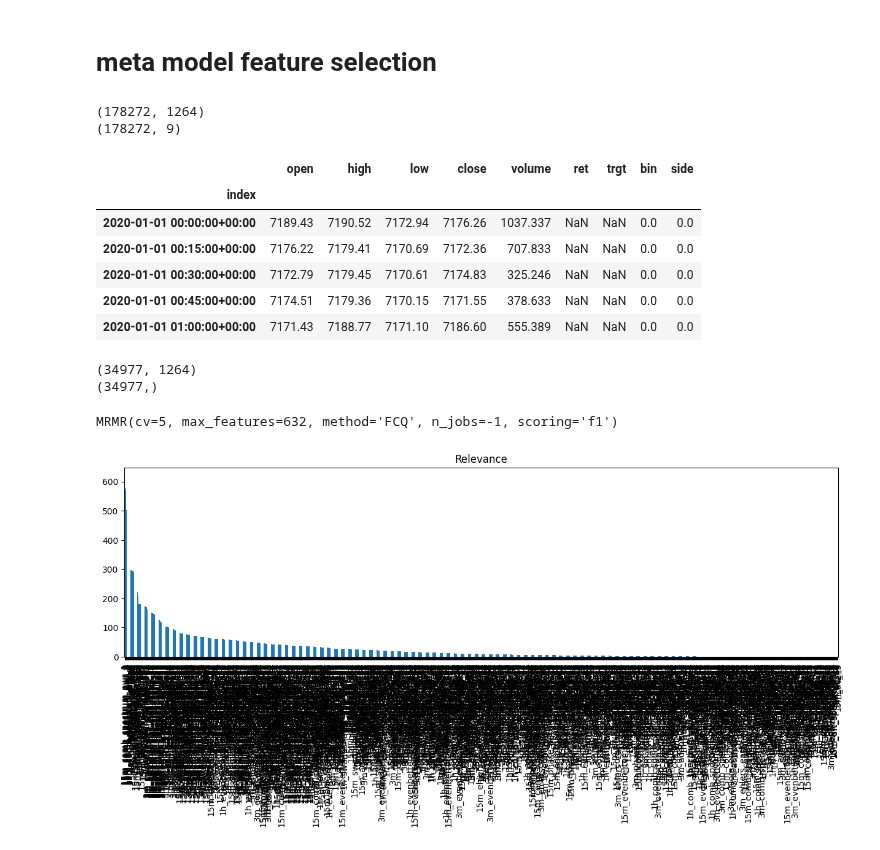
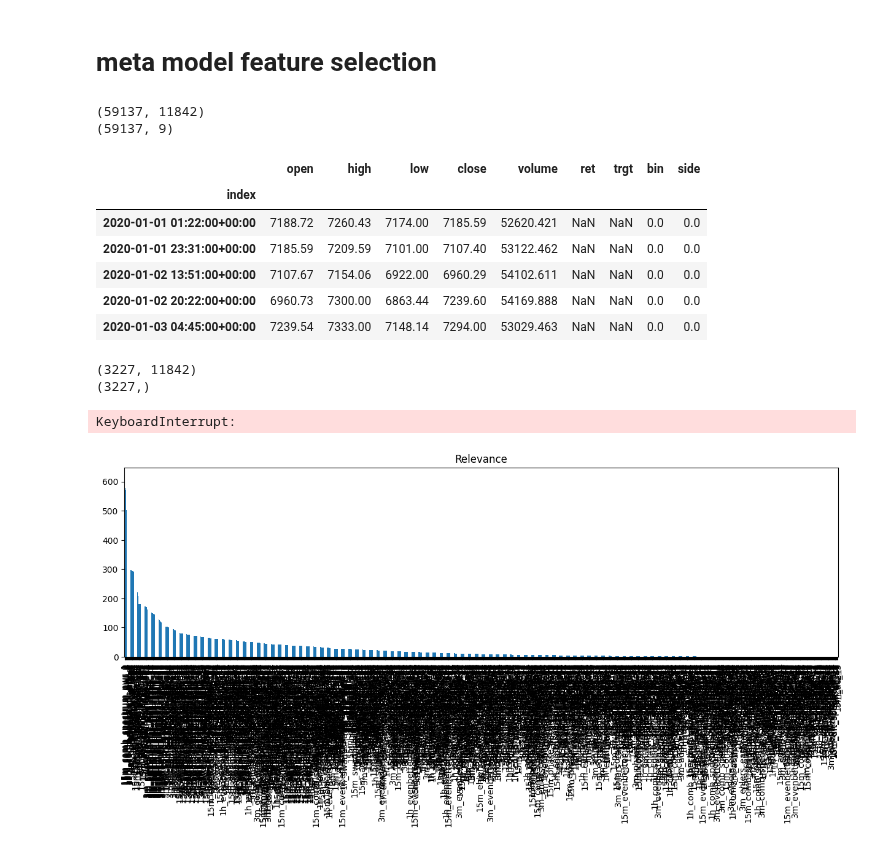
Before and after one commit to ArtiPyHeart/jesse-trade, a Jupyter notebook: feature_selection.ipynb, the cells around one changed output. Cells and saved outputs as stored; diff of their text form; code cells hidden in the pictures.

Commit message:
update meta label

```diff
--- a/feature_selection.ipynb
+++ b/feature_selection.ipynb
@@ -148,53 +148,50 @@ with open("custom_indicators/feature_info.json", "w") as f:
 # %%
 import lightgbm as lgb
 import numpy as np
 import pandas as pd
 
-from custom_indicators.selection import SIDE_ALL
+from custom_indicators.config import SIDE_ALL
 
-df_features = pd.read_parquet("data/features_15m.parquet")
-df_label = pd.read_parquet("data/label_15m_meta.parquet")
+df_features = pd.read_parquet("data/features_45m.parquet")
+df_label = pd.read_parquet("data/label_meta_45m.parquet")
 
 model_side = lgb.Booster(model_file="custom_indicators/models/model_side.txt")
 model_side_res = model_side.predict(df_features[SIDE_ALL])
 df_features["model_side_res"] = model_side_res
 print(df_features.shape)
 
 assert df_features.shape[0] == df_label.shape[0]
 print(df_label.shape)
 df_label.head()
 # %% [output]
-(178272, 1264)
-(178272, 9)
+(59137, 11842)
+(59137, 9)
 |  | open | high | low | close | volume | ret | trgt | bin | side |
 | index |  |  |  |  |  |  |  |  |  |
-| 2020-01-01 00:00:00+00:00 | 7189.43 | 7190.52 | 7172.94 | 7176.26 | 1037.337 | NaN | NaN | 0.0 | 0.0 |
-| 2020-01-01 00:15:00+00:00 | 7176.22 | 7179.41 | 7170.69 | 7172.36 | 707.833 | NaN | NaN | 0.0 | 0.0 |
-| 2020-01-01 00:30:00+00:00 | 7172.79 | 7179.45 | 7170.61 | 7174.83 | 325.246 | NaN | NaN | 0.0 | 0.0 |
-| 2020-01-01 00:45:00+00:00 | 7174.51 | 7179.36 | 7170.15 | 7171.55 | 378.633 | NaN | NaN | 0.0 | 0.0 |
-| 2020-01-01 01:00:00+00:00 | 7171.43 | 7188.77 | 7171.10 | 7186.60 | 555.389 | NaN | NaN | 0.0 | 0.0 |
+| 2020-01-01 01:22:00+00:00 | 7188.72 | 7260.43 | 7174.00 | 7185.59 | 52620.421 | NaN | NaN | 0.0 | 0.0 |
+| 2020-01-01 23:31:00+00:00 | 7185.59 | 7209.59 | 7101.00 | 7107.40 | 53122.462 | NaN | NaN | 0.0 | 0.0 |
+| 2020-01-02 13:51:00+00:00 | 7107.67 | 7154.06 | 6922.00 | 6960.29 | 54102.611 | NaN | NaN | 0.0 | 0.0 |
+| 2020-01-02 20:22:00+00:00 | 6960.73 | 7300.00 | 6863.44 | 7239.60 | 54169.888 | NaN | NaN | 0.0 | 0.0 |
+| 2020-01-03 04:45:00+00:00 | 7239.54 | 7333.00 | 7148.14 | 7294.00 | 53029.463 | NaN | NaN | 0.0 | 0.0 |
 # %%
-meta_features = df_features[df_label["ret"].notna()].iloc[240:]
-meta_label = df_label[df_label["ret"].notna()].iloc[240:]
+meta_features = df_features[583:]
+meta_label = df_label[583:]
 
-# mask = meta_label["ret"].notna()
-mask = [True] * meta_label.shape[0]
-
-meta_features = meta_features[mask]
-meta_label = meta_label[mask]["bin"].astype(int)
+meta_features = meta_features[meta_label["ret"].notna()]
+meta_label = meta_label[meta_label["ret"].notna()]["bin"]
 
 print(meta_features.shape)
 print(meta_label.shape)
 # %% [output]
-(34977, 1264)
-(34977,)
+(3227, 11842)
+(3227,)
 # %%
 # meta feature selection
 from feature_engine.selection import MRMR
 
 sel = MRMR(
     method="FCQ",
-    max_features=meta_features.shape[1] // 2,
+    # max_features=meta_features.shape[1] // 2,
     scoring="f1",
     cv=5,
     regression=False,
@@ -202,7 +199,7 @@ sel = MRMR(
 )
 sel.fit(meta_features, meta_label)
 # %% [output]
-MRMR(cv=5, max_features=632, method='FCQ', n_jobs=-1, scoring='f1')
+KeyboardInterrupt:
 # %%
 import matplotlib.pyplot as plt
 
```
Also changed, not shown: parts of 1 cell of this notebook, 3 other files.
